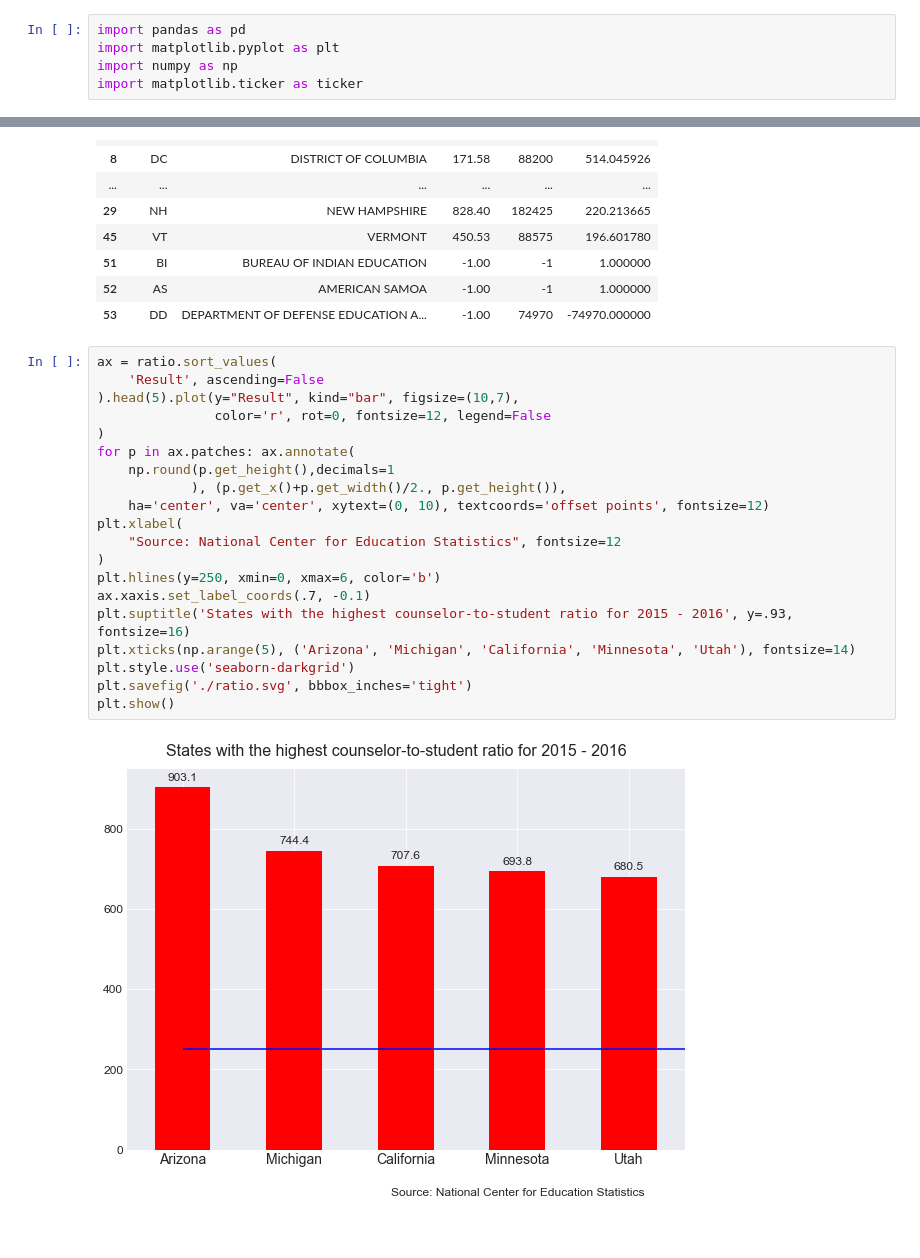
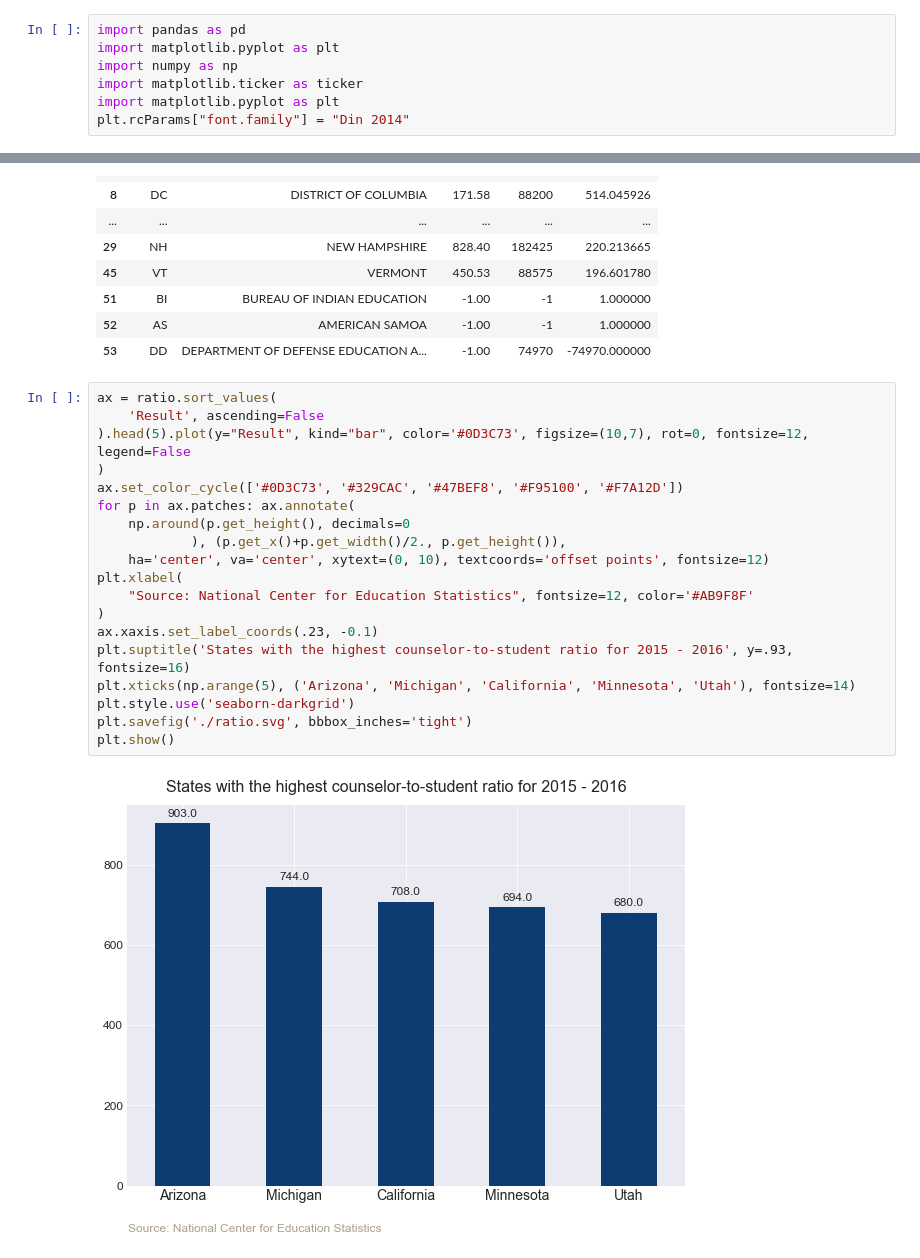
Before and after one commit to chrismvasq/counselors_chart, a Jupyter notebook: counselor_chart.ipynb, the cells around one changed output, grey strips where cells are left out. Cells and saved outputs as stored; diff of their text form.

```diff
--- a/counselor_chart.ipynb
+++ b/counselor_chart.ipynb
@@ -3,6 +3,8 @@ import pandas as pd
 import matplotlib.pyplot as plt
 import numpy as np
 import matplotlib.ticker as ticker
+import matplotlib.pyplot as plt
+plt.rcParams["font.family"] = "Din 2014"
 # %%
 df = pd.read_csv('./total_st_students-counselors.csv')
 # %%
@@ -30,22 +32,21 @@ ratio
 # %%
 ax = ratio.sort_values(
     'Result', ascending=False
-).head(5).plot(y="Result", kind="bar", figsize=(10,7),
-               color='r', rot=0, fontsize=12, legend=False
+).head(5).plot(y="Result", kind="bar", color='#0D3C73', figsize=(10,7), rot=0, fontsize=12, legend=False
 )
+ax.set_color_cycle(['#0D3C73', '#329CAC', '#47BEF8', '#F95100', '#F7A12D'])
 for p in ax.patches: ax.annotate(
-    np.round(p.get_height(),decimals=1
+    np.around(p.get_height(), decimals=0
             ), (p.get_x()+p.get_width()/2., p.get_height()),
     ha='center', va='center', xytext=(0, 10), textcoords='offset points', fontsize=12)
 plt.xlabel(
-    "Source: National Center for Education Statistics", fontsize=12
+    "Source: National Center for Education Statistics", fontsize=12, color='#AB9F8F'
 )
-plt.hlines(y=250, xmin=0, xmax=6, color='b')
-ax.xaxis.set_label_coords(.7, -0.1)
+ax.xaxis.set_label_coords(.23, -0.1)
 plt.suptitle('States with the highest counselor-to-student ratio for 2015 - 2016', y=.93, fontsize=16)
 plt.xticks(np.arange(5), ('Arizona', 'Michigan', 'California', 'Minnesota', 'Utah'), fontsize=14)
 plt.style.use('seaborn-darkgrid')
 plt.savefig('./ratio.svg', bbbox_inches='tight')
 plt.show()
 # %% [output]
-[figure, old version]
+[figure, new version]
```
Also changed, not shown: parts of 1 cell of this notebook, 1 other file.
